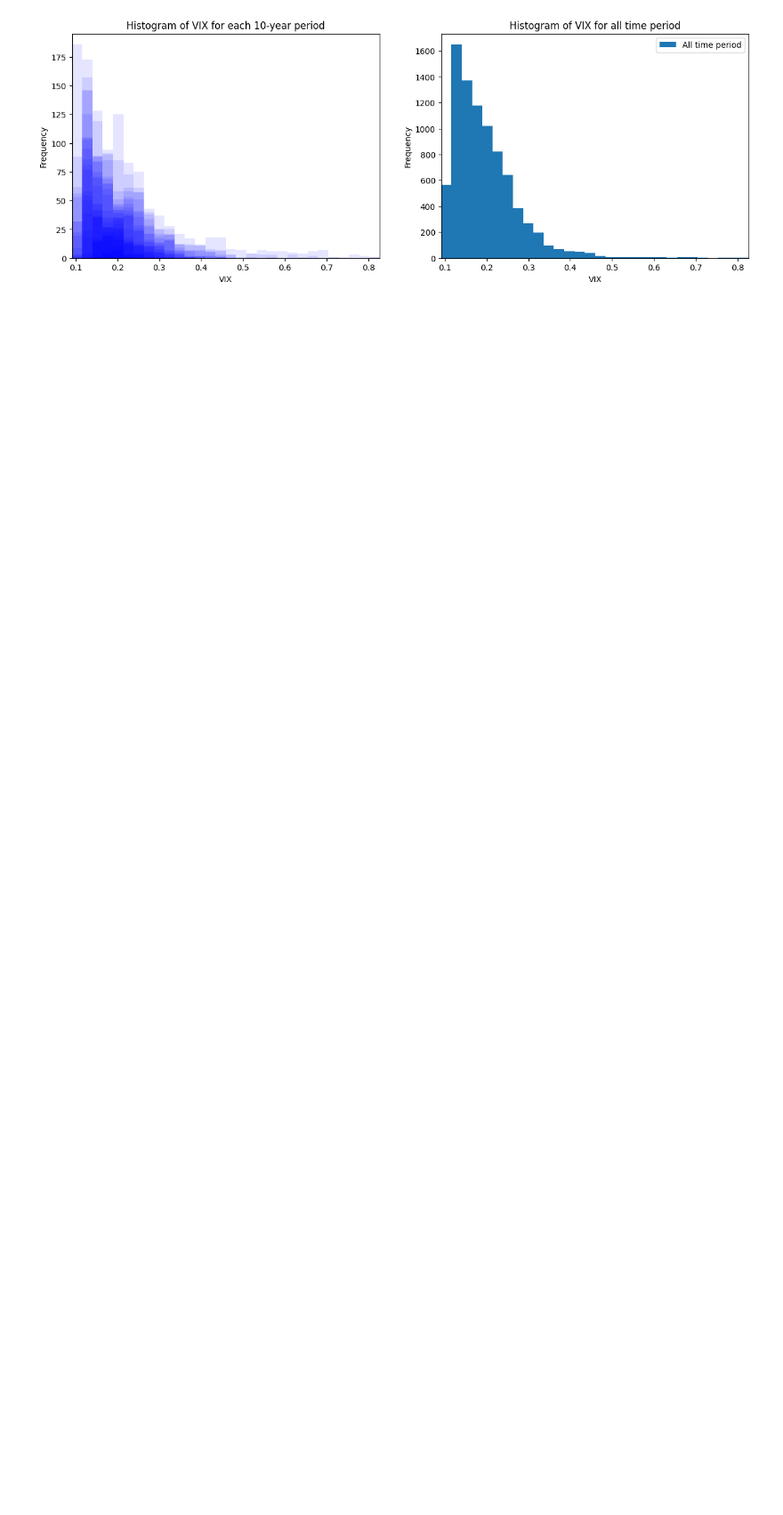
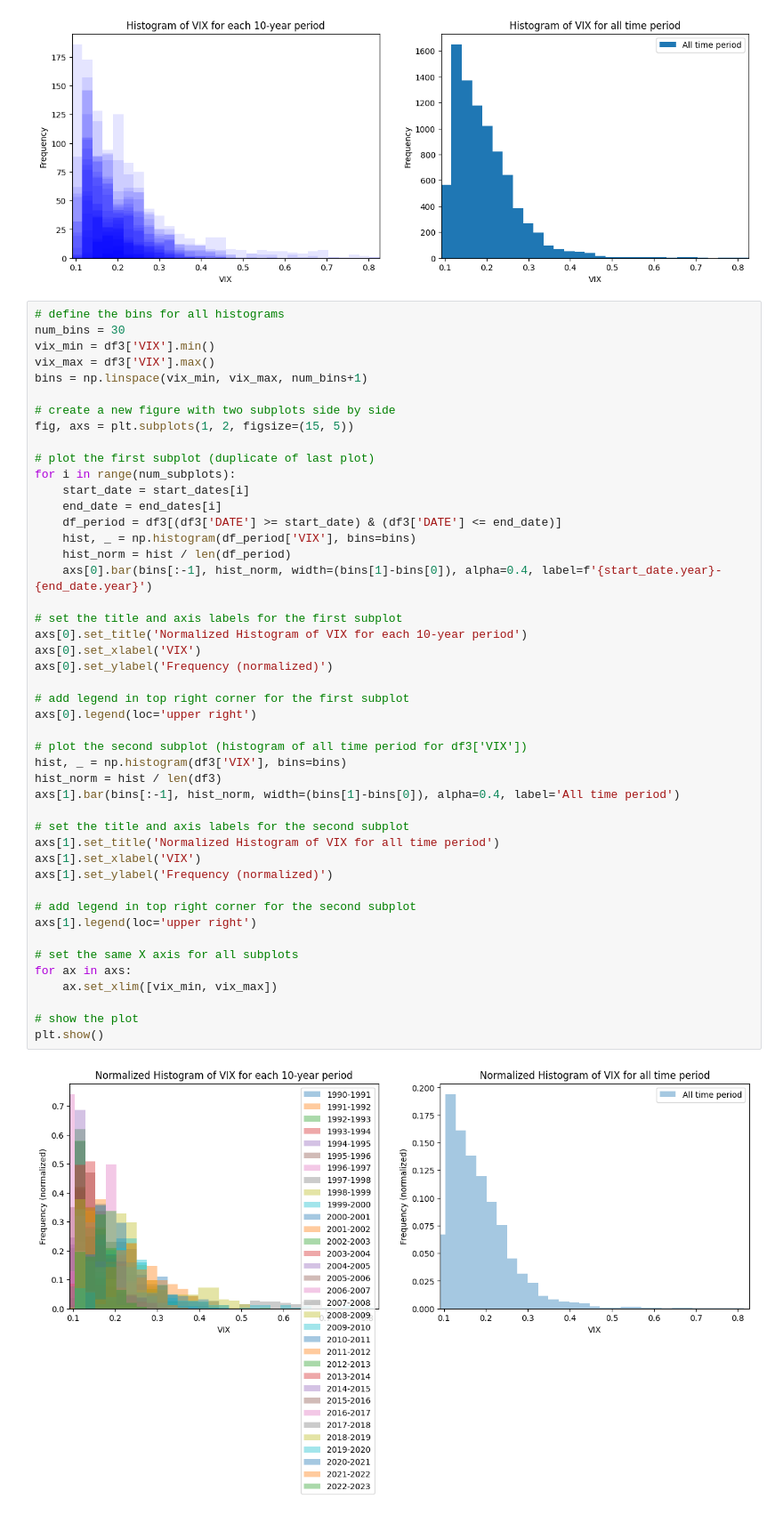
Before and after one commit to AlfaBlok/swanhunt, a Jupyter notebook: jupyter.ipynb, the cells around one changed output. Shown at 89% size. Saved outputs shown, nothing was run; the diff lists cells and outputs as text; blank space fills up the shorter version.

```diff
--- a/jupyter.ipynb
+++ b/jupyter.ipynb
@@ -249,6 +249,54 @@ for ax in axs:
 plt.show()
 # %% [output]
 [figure]
+# %%
+# define the bins for all histograms
+num_bins = 30
+vix_min = df3['VIX'].min()
+vix_max = df3['VIX'].max()
+bins = np.linspace(vix_min, vix_max, num_bins+1)
+
+# create a new figure with two subplots side by side
+fig, axs = plt.subplots(1, 2, figsize=(15, 5))
+
+# plot the first subplot (duplicate of last plot)
+for i in range(num_subplots):
+    start_date = start_dates[i]
+    end_date = end_dates[i]
+    df_period = df3[(df3['DATE'] >= start_date) & (df3['DATE'] <= end_date)]
+    hist, _ = np.histogram(df_period['VIX'], bins=bins)
+    hist_norm = hist / len(df_period)
+    axs[0].bar(bins[:-1], hist_norm, width=(bins[1]-bins[0]), alpha=0.4, label=f'{start_date.year}-{end_date.year}')
+
+# set the title and axis labels for the first subplot
+axs[0].set_title('Normalized Histogram of VIX for each 10-year period')
+axs[0].set_xlabel('VIX')
+axs[0].set_ylabel('Frequency (normalized)')
+
+# add legend in top right corner for the first subplot
+axs[0].legend(loc='upper right')
+
+# plot the second subplot (histogram of all time period for df3['VIX'])
+hist, _ = np.histogram(df3['VIX'], bins=bins)
+hist_norm = hist / len(df3)
+axs[1].bar(bins[:-1], hist_norm, width=(bins[1]-bins[0]), alpha=0.4, label='All time period')
+
+# set the title and axis labels for the second subplot
+axs[1].set_title('Normalized Histogram of VIX for all time period')
+axs[1].set_xlabel('VIX')
+axs[1].set_ylabel('Frequency (normalized)')
+
+# add legend in top right corner for the second subplot
+axs[1].legend(loc='upper right')
+
+# set the same X axis for all subplots
+for ax in axs:
+    ax.set_xlim([vix_min, vix_max])
+
+# show the plot
+plt.show()
+# %% [output]
+[figure, added]
 # %%
 def generate_random_vix_path(df, num_bins=40):
     # extract the VIX data from the dataframe
```
Also changed, not shown: parts of 3 cells of this notebook.
